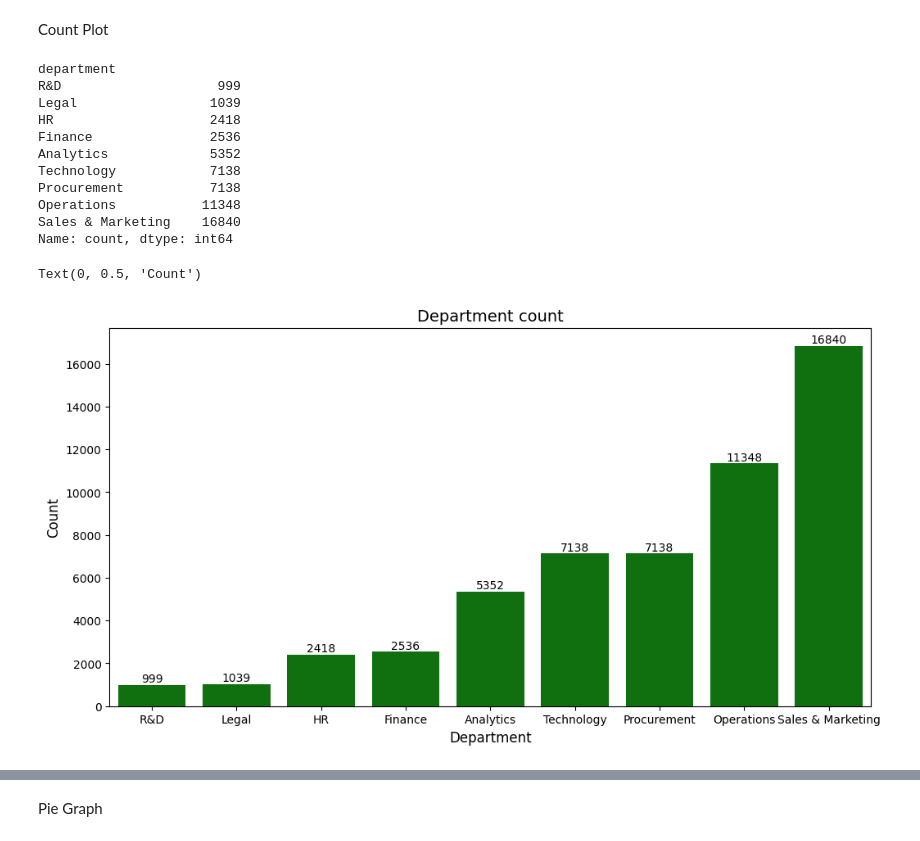
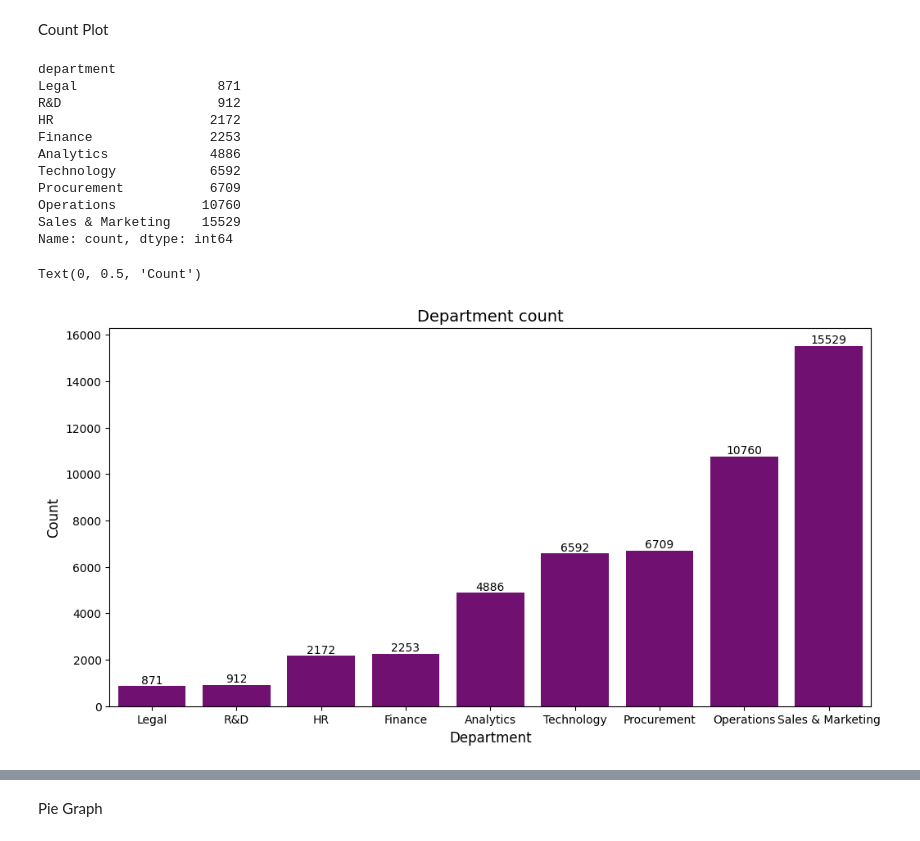
Before and after one commit to sandana-s/HR-Classification, a Jupyter notebook: HR_CLASSIFICATION.ipynb, the cells around one changed output, grey strips where cells are left out. Cells and saved outputs as stored; diff of their text form; code cells hidden in the pictures.

```diff
--- a/HR_CLASSIFICATION.ipynb
+++ b/HR_CLASSIFICATION.ipynb
@@ -101,7 +101,7 @@ is_promoted                0
 dtype: int64
 # %%
 df['education']=df['education'].fillna('unknown')
-df['previous_year_rating']=df['previous_year_rating'].fillna(0.0)
+df=df.dropna()
 # %%
 
 df.isna().sum()
@@ -173,26 +173,26 @@ dept_count_sorted=dept_count.sort_values()
 dept_count_sorted
 # %% [output]
 department
-R&D                    999
-Legal                 1039
-HR                    2418
-Finance               2536
-Analytics             5352
-Technology            7138
-Procurement           7138
-Operations           11348
-Sales & Marketing    16840
+Legal                  871
+R&D                    912
+HR                    2172
+Finance               2253
+Analytics             4886
+Technology            6592
+Procurement           6709
+Operations           10760
+Sales & Marketing    15529
 Name: count, dtype: int64
 # %%
 import matplotlib.pyplot as plt
 import seaborn as sns
 plt.figure(figsize=(12,6))
-sns.countplot(x='department',data=df,order=dept_count_sorted.index,color='green')
+sns.countplot(x='department',data=df,order=dept_count_sorted.index,color='purple')
 for index, value in enumerate(dept_count_sorted):
     plt.text(index, value, str(value), ha='center', va='bottom')
 plt.title('Department count',size=14)
 plt.xlabel('Department',size=12)
 plt.ylabel('Count',size=12)
 # %% [output]
 Text(0, 0.5, 'Count')
-[figure, old version]
+[figure, new version]
```
Also changed, not shown: parts of 48 cells of this notebook.
